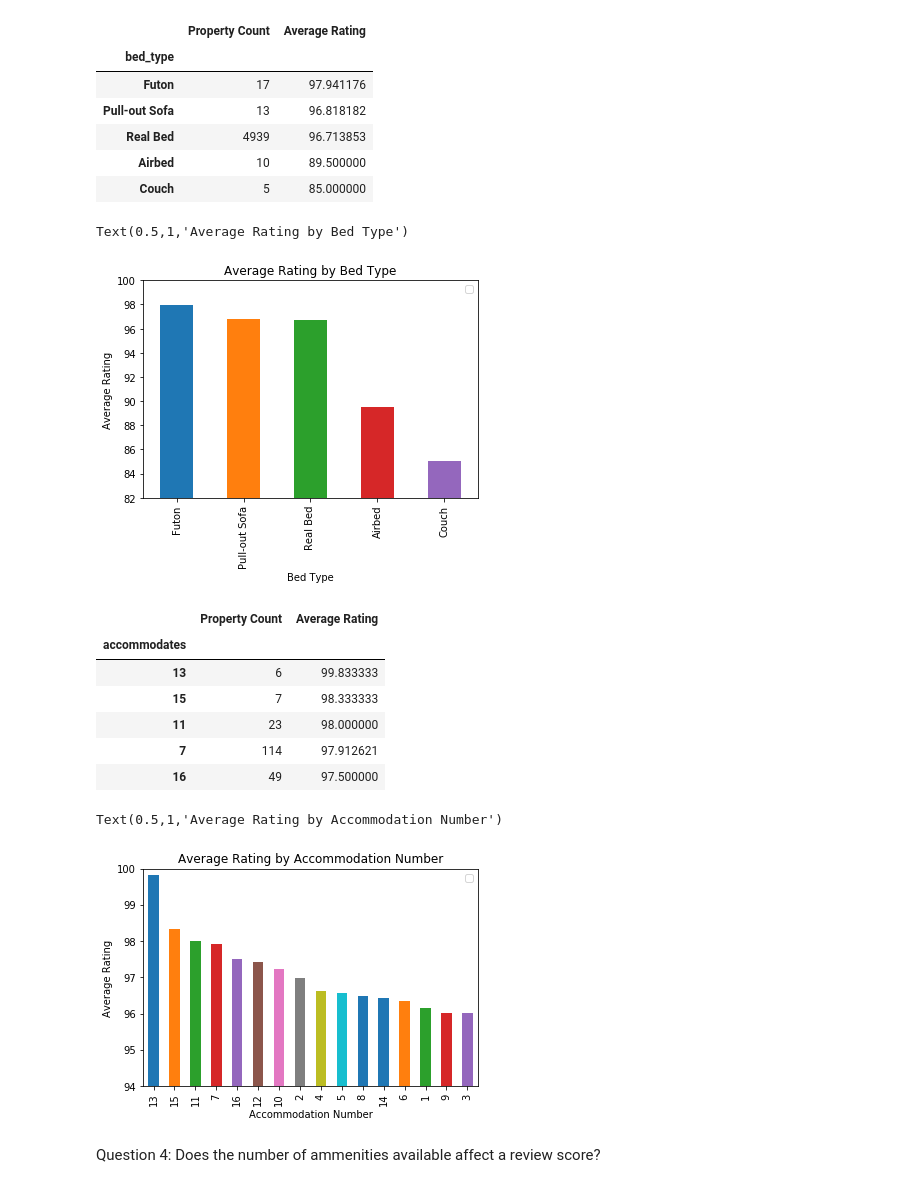
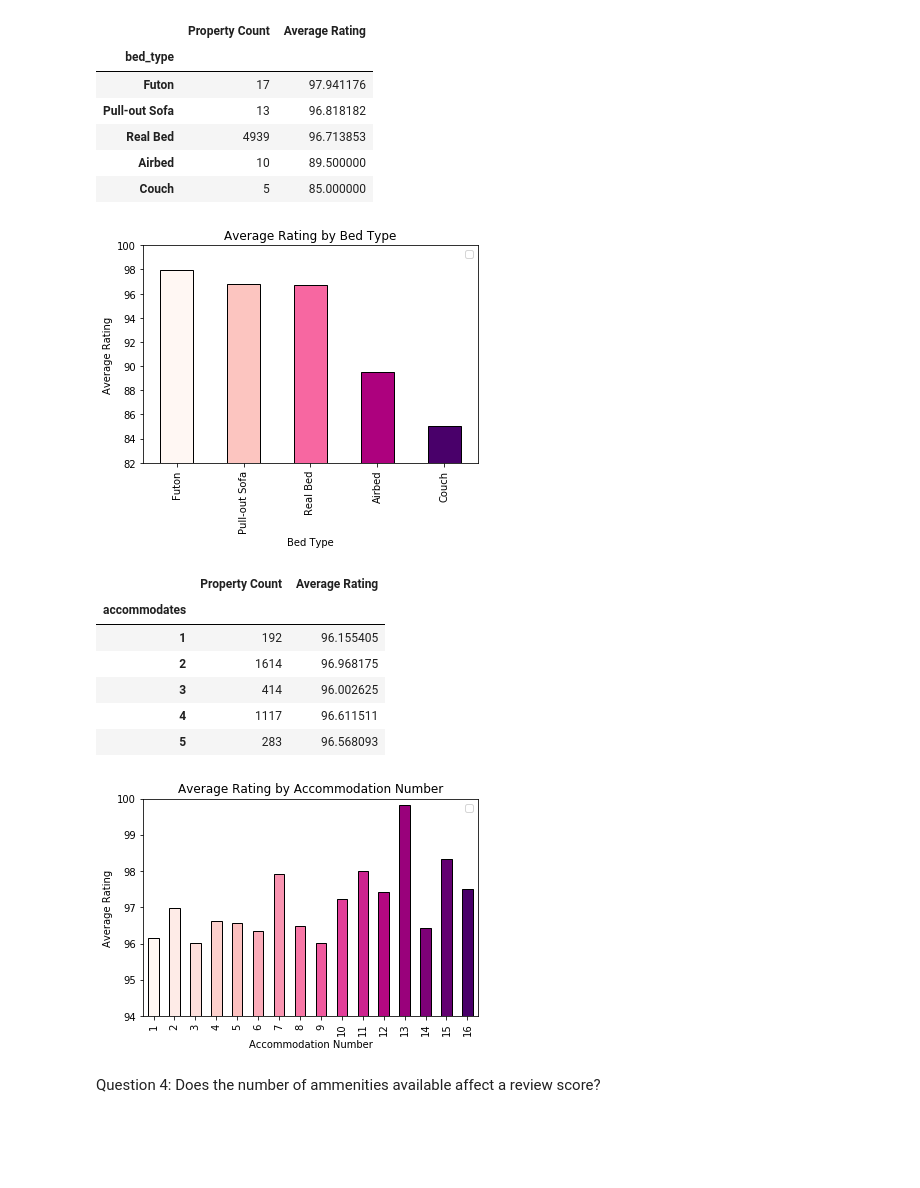
Before and after one commit to jschne1989/project1, a Jupyter notebook: project1_airbnb.ipynb, the cells around one changed output. Saved outputs shown, nothing was run; the diff lists cells and outputs as text; code cells hidden in the pictures; blank space fills up the shorter version.

```diff
--- a/project1_airbnb.ipynb
+++ b/project1_airbnb.ipynb
@@ -181,6 +181,9 @@ neighborhood_count.head()
 | Barnum | 25 | 25 | 25 | 25 | 25 | 25 | 24 | 25 | ... |
 | Barnum West | 21 | 21 | 21 | 21 | 21 | 21 | 20 | 21 | ... |
 5 rows × 96 columns
+# %%
+#cmap coloring for all
+cmap = plt.cm.RdPu
 # %%
 #reset index
 neighborhood_count = neighborhood_count.reset_index()
@@ -337,11 +325,13 @@ prof_df.head()
 # %%
 count_df = prof_df.sort_values("Property Count", ascending=False)
 # %%
-cmap = plt.cm.tab20
-colors = cmap(np.linspace(0.,1., len("Average Rating")))
-plot_df = prof_df.plot.bar(y="Average Rating", color=colors)
+#make at beginning cmap and color
+colors = cmap(np.linspace(0.,1., len(prof_df['Average Rating'])))
+plot_df = prof_df.plot.bar(y="Average Rating", color=colors, edgecolor='black')
 plt.ylim(88, 100)
 plt.legend("")
 plt.xlabel("Property Type")
 plt.ylabel("Average Rating")
+plt.title('Average Rating per Property Type')
+plt.savefig('Presentation_Images/Average_Rating_per_Property_Type.png')
 # %% [output]
@@ -411,41 +400,45 @@ bed_df
 | Airbed | 10 | 89.500000 |
 | Couch | 5 | 85.000000 |
 # %%
-bed_type = bed_df.plot.bar(y="Average Rating")
+colors = cmap(np.linspace(0.,1., len(bed_df['Property Count'])))
+
+bed_type = bed_df.plot.bar(y="Average Rating", color=colors, edgecolor='black')
 plt.ylim(82, 100)
 plt.legend("")
 plt.xlabel("Bed Type")
 plt.ylabel("Average Rating")
 plt.title("Average Rating by Bed Type")
+plt.savefig('Presentation_Images/Average_Rating_by_Bed_Type.png')
 # %% [output]
-Text(0.5,1,'Average Rating by Bed Type')
-[figure, old version]
+[figure, new version]
 # %%
 #Group by the number of people the listing accommodates
 num_group = new_df.groupby(['accommodates'])
 prop_count = num_group["id"].count()
 rating_mean = num_group["review_scores_rating"].mean()
 num_df = pd.DataFrame({"Property Count": prop_count, "Average Rating": rating_mean})
-num_df = num_df.sort_values("Average Rating", ascending=False)
+# num_df = num_df.sort_values("Average Rating", ascending=False)
 num_df.head()
 # %% [output]
 |  | Property Count | Average Rating |
 | accommodates |  |  |
-| 13 | 6 | 99.833333 |
-| 15 | 7 | 98.333333 |
-| 11 | 23 | 98.000000 |
-| 7 | 114 | 97.912621 |
-| 16 | 49 | 97.500000 |
+| 1 | 192 | 96.155405 |
+| 2 | 1614 | 96.968175 |
+| 3 | 414 | 96.002625 |
+| 4 | 1117 | 96.611511 |
+| 5 | 283 | 96.568093 |
 # %%
-num_type = num_df.plot.bar(y="Average Rating")
+colors = cmap(np.linspace(0.,1., len(num_df['Property Count'])))
+
+num_type = num_df.plot.bar(y="Average Rating", color=colors, edgecolor='black')
 plt.ylim(94, 100)
 plt.legend("")
 plt.xlabel("Accommodation Number")
 plt.ylabel("Average Rating")
 plt.title("Average Rating by Accommodation Number")
+plt.savefig('Presentation_Images/Average_Rating_by_Accommodation_Number.png')
 # %% [output]
-Text(0.5,1,'Average Rating by Accommodation Number')
-[figure, old version]
+[figure, new version]
 # %% [markdown]
 Question 4: Does the number of ammenities available affect a review score?
 # %%
```
Also changed, not shown: parts of 14 cells of this notebook.
